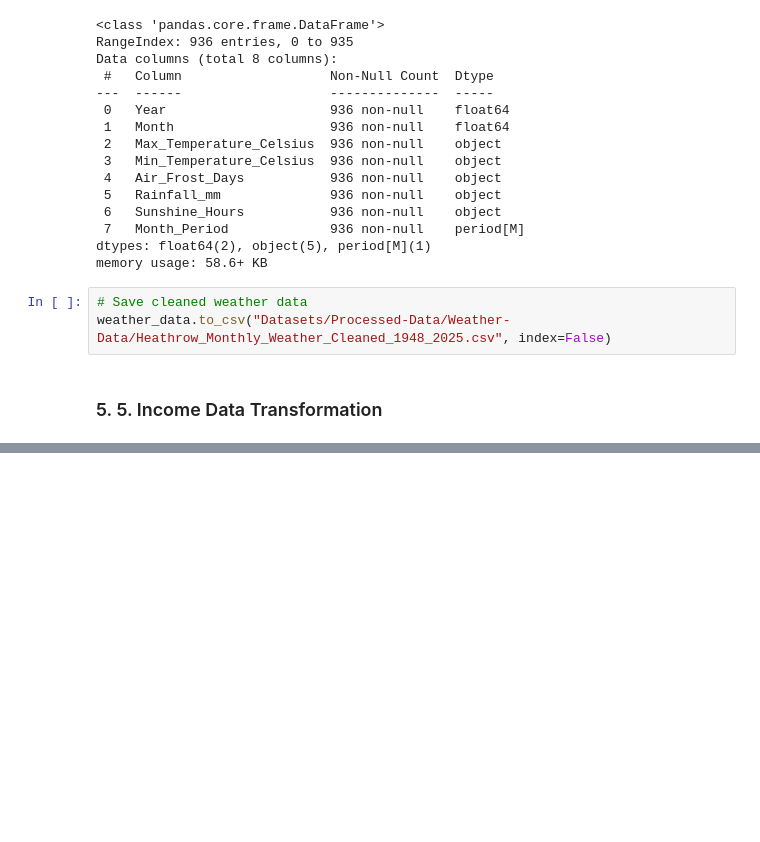
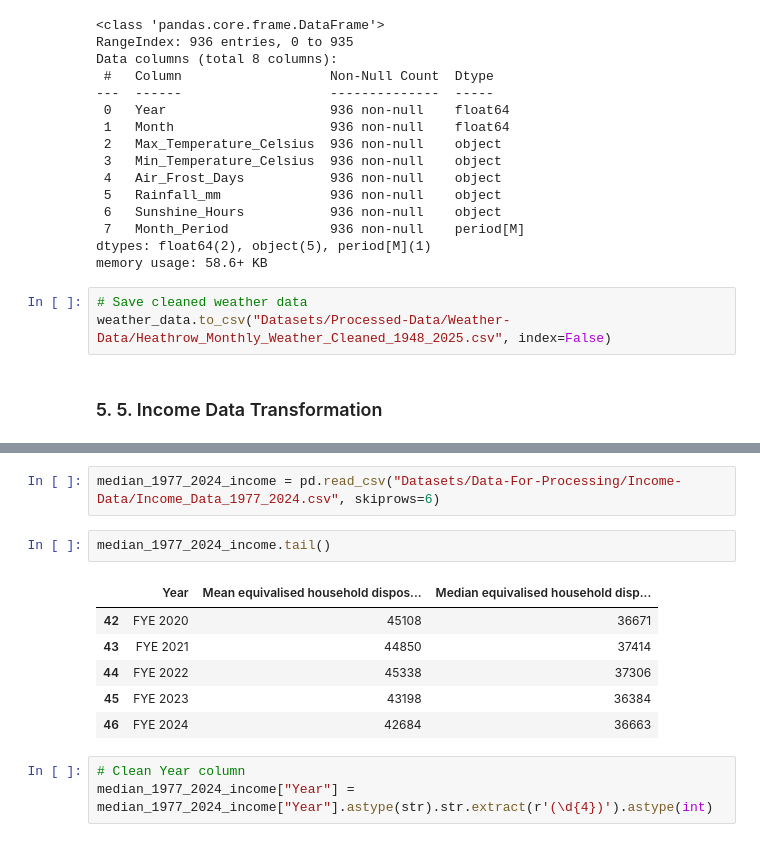
Before and after one commit to Sevinda-Herath/Predictive-Policing-in-the-London-Metropolitan-Police-District, a Jupyter notebook: main.ipynb, the cells around one changed output, grey strips where cells are left out. Cells and saved outputs as stored; diff of their text form; blank space fills up the shorter version.

```diff
--- a/main.ipynb
+++ b/main.ipynb
@@ -775,0 +821,14 @@ weather_data.to_csv("Datasets/Processed-Data/Weather-Data/Heathrow_Monthly_Weath
+# %%
+median_1977_2024_income = pd.read_csv("Datasets/Data-For-Processing/Income-Data/Income_Data_1977_2024.csv", skiprows=6)
+# %%
+median_1977_2024_income.tail()
+# %% [output]
+|  | Year | Mean equivalised household dispos... | Median equivalised household disp... |
+| 42 | FYE 2020 | 45108 | 36671 |
+| 43 | FYE 2021 | 44850 | 37414 |
+| 44 | FYE 2022 | 45338 | 37306 |
+| 45 | FYE 2023 | 43198 | 36384 |
+| 46 | FYE 2024 | 42684 | 36663 |
+# %%
+# Clean Year column
+median_1977_2024_income["Year"] = median_1977_2024_income["Year"].astype(str).str.extract(r'(\d{4})').astype(int)
```
Also changed, not shown: parts of 10 cells of this notebook, 2 other files.
